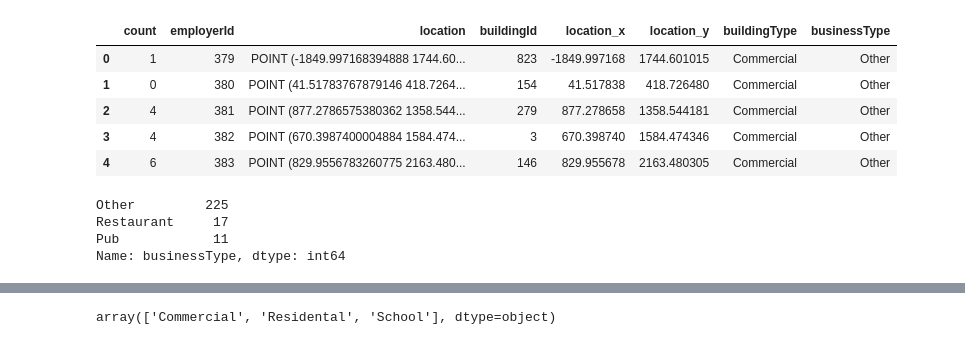
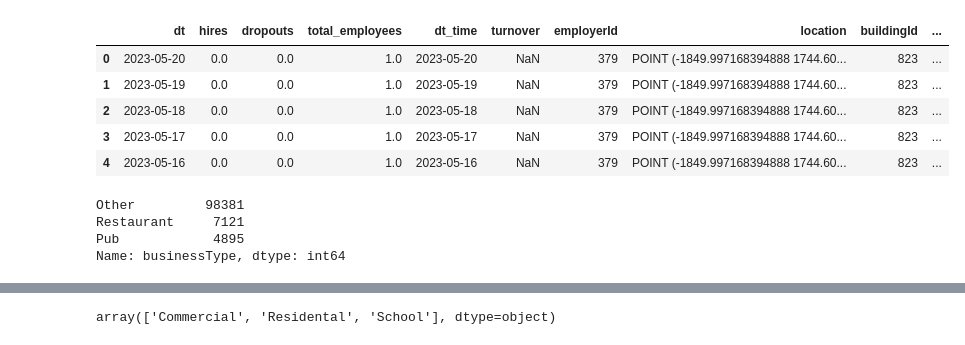
Before and after one commit to blukitas/Viz_2022_Grupo_4, a Jupyter notebook: docker/Notebooks/06.employers_patterns.ipynb, the cells around one changed output, grey strips where cells are left out. Saved outputs shown, nothing was run; the diff lists cells and outputs as text; code cells hidden in the pictures.

```diff
--- a/docker/Notebooks/06.employers_patterns.ipynb
+++ b/docker/Notebooks/06.employers_patterns.ipynb
@@ -24,5 +24,8 @@ jobs = pd.read_csv("docker/Files/participant_job.csv",
                     delimiter = ";", header=1)
 hrs_spent = pd.read_csv("docker/Files/hours_spent_in_venue.csv",
                     delimiter = ";", header=1)
-employ = pd.read_csv("docker/Files/employer_employee.csv",
+# employ = pd.read_csv("docker/Files/employer_employee.csv",
+#                     delimiter = ";", header=1)
+
+employ = pd.read_csv("docker/Files/employers_log.csv",
                     delimiter = ";", header=1)
@@ -42,29 +57,37 @@ buildings.loc[buildings.businessType.isnull(),
 # %%
 # creo georeferencacion de los empleadores
 employers['location_x'] = employers['location'].map(
     lambda x: x.lstrip('POINT (').rstrip(')')).str.split(' ').str[0].astype(float)
 
 employers['location_y'] = employers['location'].map(
     lambda x: x.lstrip('POINT (').rstrip(')')).str.split(' ').str[1].astype(float)
 
+# variables extras de empleo
+employ['dt_time'] = pd.to_datetime(employ.dt)
+employ['turnover'] = employ['hires']/employ['dropouts'] - 1
 
-employers_join = pd.merge(employ[["employerid", "count"]],  employers,
+#join
+employers_join = pd.merge(employ,  employers,
                           how = "right",
                           left_on = "employerid" , right_on = "employerId").drop("employerid",1) #join empleadores y cant empleados
 employers_join = pd.merge(employers_join, buildings[["buildingId", "buildingType", "businessType"]],
                           how = "left", left_on = "buildingId", right_on = "buildingId") # join con edificios
+
+# borro employers sin contrataciones
+employers_join = employers_join[- employers_join.employerId.isin( list(employers_join[employers_join.total_employees.isnull() ] .employerId ) ) ]
+
 employers_join.head()
 # %% [output]
-|  | count | employerId | location | buildingId | location_x | location_y | buildingType | businessType |
-| 0 | 1 | 379 | POINT (-1849.997168394888 1744.60... | 823 | -1849.997168 | 1744.601015 | Commercial | Other |
-| 1 | 0 | 380 | POINT (41.51783767879146 418.7264... | 154 | 41.517838 | 418.726480 | Commercial | Other |
-| 2 | 4 | 381 | POINT (877.2786575380362 1358.544... | 279 | 877.278658 | 1358.544181 | Commercial | Other |
-| 3 | 4 | 382 | POINT (670.3987400004884 1584.474... | 3 | 670.398740 | 1584.474346 | Commercial | Other |
-| 4 | 6 | 383 | POINT (829.9556783260775 2163.480... | 146 | 829.955678 | 2163.480305 | Commercial | Other |
+|  | dt | hires | dropouts | total_employees | dt_time | turnover | employerId | location | buildingId | ... |
+| 0 | 2023-05-20 | 0.0 | 0.0 | 1.0 | 2023-05-20 | NaN | 379 | POINT (-1849.997168394888 1744.60... | 823 | ... |
+| 1 | 2023-05-19 | 0.0 | 0.0 | 1.0 | 2023-05-19 | NaN | 379 | POINT (-1849.997168394888 1744.60... | 823 | ... |
+| 2 | 2023-05-18 | 0.0 | 0.0 | 1.0 | 2023-05-18 | NaN | 379 | POINT (-1849.997168394888 1744.60... | 823 | ... |
+| 3 | 2023-05-17 | 0.0 | 0.0 | 1.0 | 2023-05-17 | NaN | 379 | POINT (-1849.997168394888 1744.60... | 823 | ... |
+| 4 | 2023-05-16 | 0.0 | 0.0 | 1.0 | 2023-05-16 | NaN | 379 | POINT (-1849.997168394888 1744.60... | 823 | ... |
 # %%
 employers_join["businessType"].value_counts() #no hay escuelas como empleadores
 # %% [output]
-Other         225
-Restaurant     17
-Pub            11
+Other         98381
+Restaurant     7121
+Pub            4895
 Name: businessType, dtype: int64
```
Also changed, not shown: parts of 18 cells of this notebook, 3 other files.
